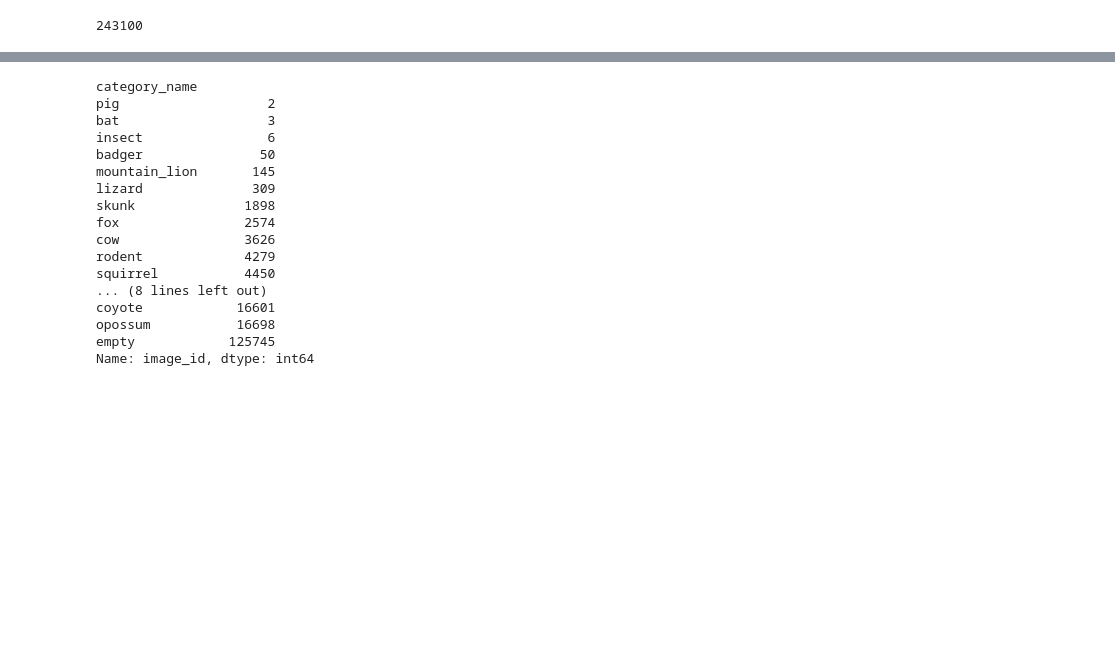
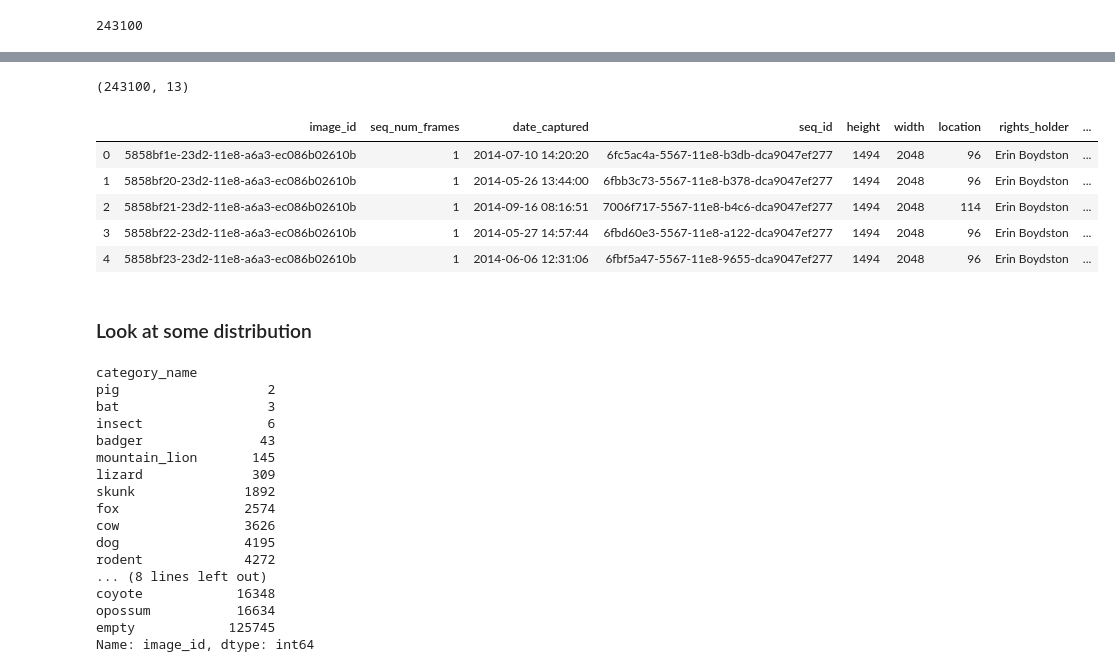
Before and after one commit to vivekmids/crow, a Jupyter notebook: Caltech_Camera_Traps_EDA.ipynb, the cells around one changed output, grey strips where cells are left out. Saved outputs shown, nothing was run; the diff lists cells and outputs as text; code cells hidden in the pictures; blank space fills up the shorter version.

```diff
--- a/Caltech_Camera_Traps_EDA.ipynb
+++ b/Caltech_Camera_Traps_EDA.ipynb
@@ -168,20 +190,40 @@ annot_df.head()
+# %%
+# merge annotation and image data together
+image_df.rename(columns={"id": "image_id"}, inplace=True)
+image_df.sort_values("image_id", inplace = True)
+image_df_annot = pd.concat([image_df.set_index('image_id'), annot_df_nodup.set_index('image_id')], axis=1, join='inner').reset_index()
+# %%
+image_df_annot.shape
+# %% [output]
+(243100, 13)
+# %%
+image_df_annot.head()
+# %% [output]
+|  | image_id | seq_num_frames | date_captured | seq_id | height | width | location | rights_holder | ... |
+| 0 | 5858bf1e-23d2-11e8-a6a3-ec086b02610b | 1 | 2014-07-10 14:20:20 | 6fc5ac4a-5567-11e8-b3db-dca9047ef277 | 1494 | 2048 | 96 | Erin Boydston | ... |
+| 1 | 5858bf20-23d2-11e8-a6a3-ec086b02610b | 1 | 2014-05-26 13:44:00 | 6fbb3c73-5567-11e8-b378-dca9047ef277 | 1494 | 2048 | 96 | Erin Boydston | ... |
+| 2 | 5858bf21-23d2-11e8-a6a3-ec086b02610b | 1 | 2014-09-16 08:16:51 | 7006f717-5567-11e8-b4c6-dca9047ef277 | 1494 | 2048 | 114 | Erin Boydston | ... |
+| 3 | 5858bf22-23d2-11e8-a6a3-ec086b02610b | 1 | 2014-05-27 14:57:44 | 6fbd60e3-5567-11e8-a122-dca9047ef277 | 1494 | 2048 | 96 | Erin Boydston | ... |
+| 4 | 5858bf23-23d2-11e8-a6a3-ec086b02610b | 1 | 2014-06-06 12:31:06 | 6fbf5a47-5567-11e8-9655-dca9047ef277 | 1494 | 2048 | 96 | Erin Boydston | ... |
+# %% [markdown]
+### Look at some distribution
 # %%
-annot_df.groupby('category_name').image_id.count().sort_values()
+image_df_annot.groupby('category_name').image_id.count().sort_values()
 # %% [output]
 category_name
 pig                   2
 bat                   3
 insect                6
-badger               50
+badger               43
 mountain_lion       145
 lizard              309
-skunk              1898
+skunk              1892
 fox                2574
 cow                3626
-rodent             4279
-squirrel           4450
+dog                4195
+rodent             4272
 ... (8 lines left out)
-coyote            16601
-opossum           16698
+coyote            16348
+opossum           16634
 empty            125745
 Name: image_id, dtype: int64
```
Also changed, not shown: parts of 28 cells of this notebook.
